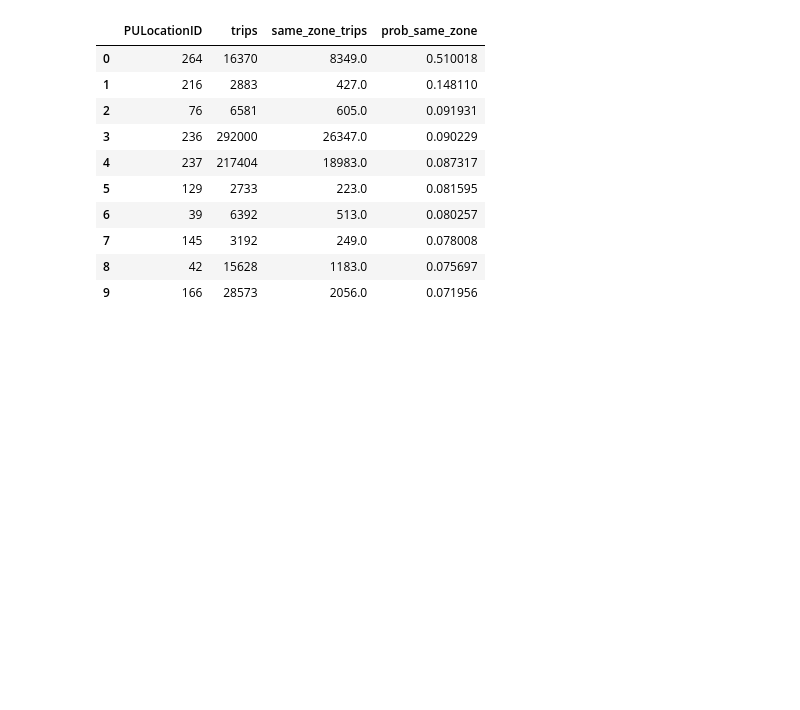
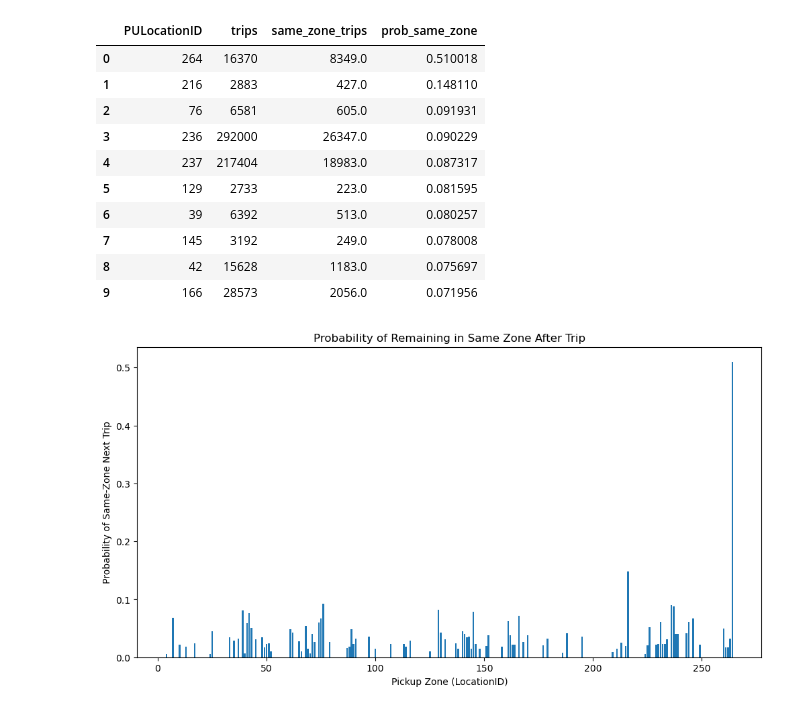
Before and after one commit to sara-neff/taxi-project, a Jupyter notebook: notebooks/01_explore.ipynb, the cells around one changed output. Saved outputs shown, nothing was run; the diff lists cells and outputs as text; code cells hidden in the pictures; blank space fills up the shorter version.

```diff
--- a/notebooks/01_explore.ipynb
+++ b/notebooks/01_explore.ipynb
@@ -627,6 +682,23 @@ zone_transitions.head(10)
 | 7 | 145 | 3192 | 249.0 | 0.078008 |
 | 8 | 42 | 15628 | 1183.0 | 0.075697 |
 | 9 | 166 | 28573 | 2056.0 | 0.071956 |
+# %%
+# plot the probability of remaining in the same zone for the next trip by pickup zone
+
+plt.figure(figsize=(12,6))
+
+plt.bar(
+    zone_transitions["PULocationID"],
+    zone_transitions["prob_same_zone"]
+)
+
+plt.xlabel("Pickup Zone (LocationID)")
+plt.ylabel("Probability of Same-Zone Next Trip")
+plt.title("Probability of Remaining in Same Zone After Trip")
+
+plt.show()
+# %% [output]
+[figure, added]
 # %%
 # add zone names to the transitions data
 import pandas as pd
```
Also changed, not shown: parts of 18 cells of this notebook, 1 other file.
